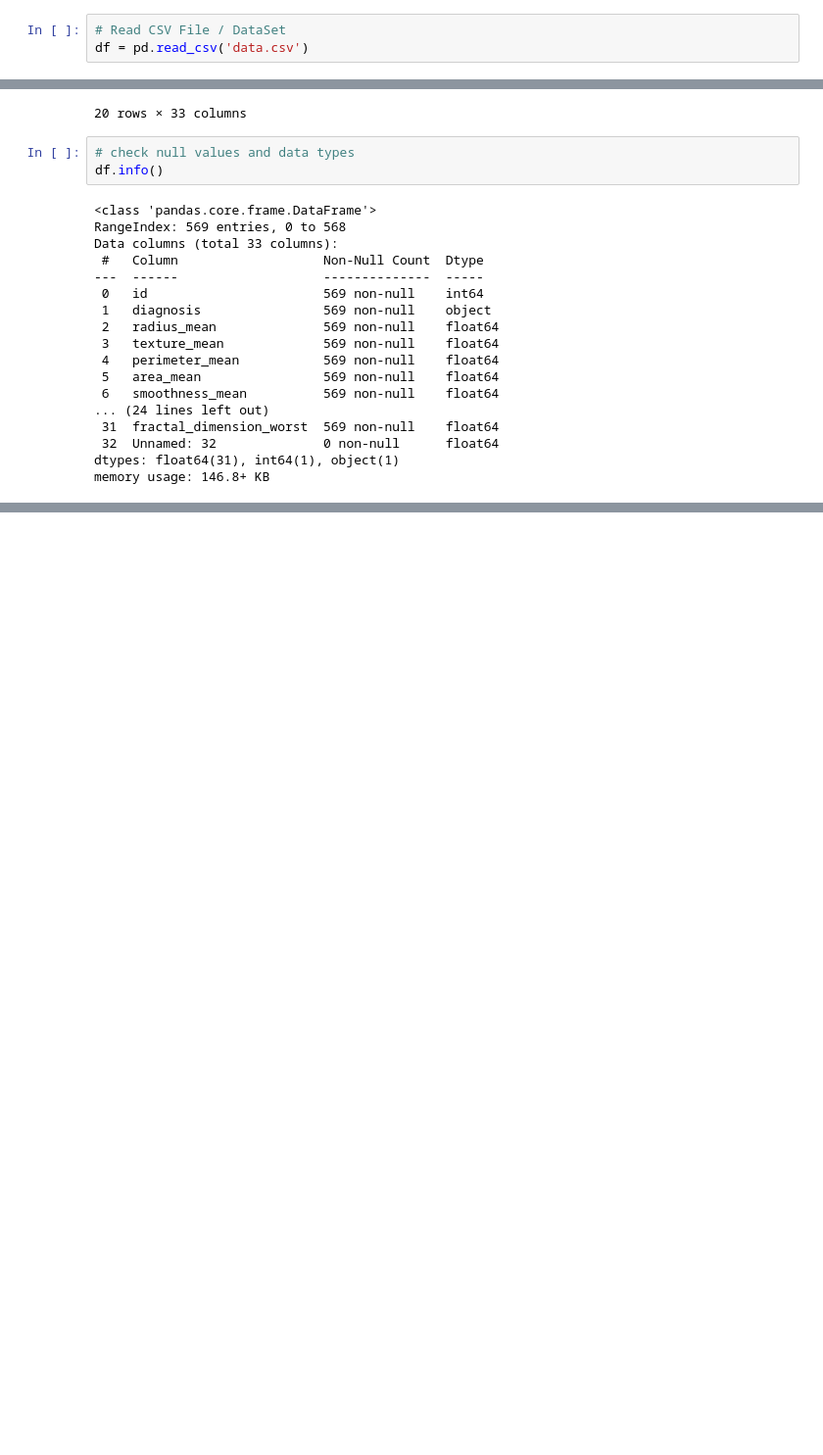
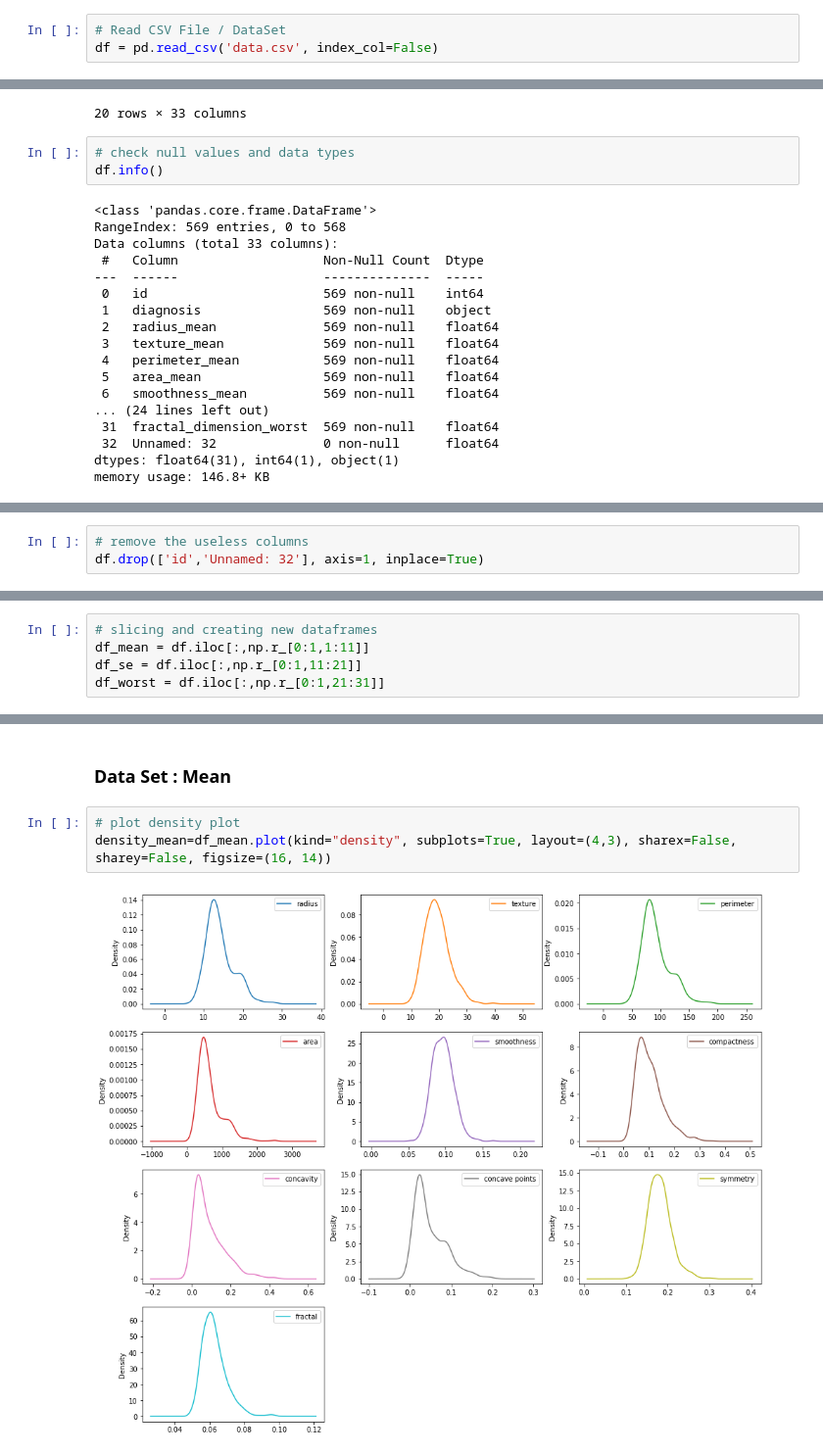
Before and after one commit to 0xNILADRI/breast-cancer, a Jupyter notebook: investigation.ipynb, the cells around one changed output, grey strips where cells are left out. Shown at 98% size. Saved outputs shown, nothing was run; the diff lists cells and outputs as text; blank space fills up the shorter version.

Commit message:
unimodel visualisation

```diff
--- a/investigation.ipynb
+++ b/investigation.ipynb
@@ -51,3 +53,3 @@ import seaborn as sns
 # %%
 # Read CSV File / DataSet
-df = pd.read_csv('data.csv')
+df = pd.read_csv('data.csv', index_col=False)
@@ -109,0 +129,3 @@ The following details could be drawn after properly analysing the dataset :
+# %%
+# remove the useless columns
+df.drop(['id','Unnamed: 32'], axis=1, inplace=True)
@@ -109,0 +189,5 @@ The following details could be drawn after properly analysing the dataset :
+# %%
+# slicing and creating new dataframes
+df_mean = df.iloc[:,np.r_[0:1,1:11]]
+df_se = df.iloc[:,np.r_[0:1,11:21]]
+df_worst = df.iloc[:,np.r_[0:1,21:31]]
@@ -109,0 +228,7 @@ The following details could be drawn after properly analysing the dataset :
+# %% [markdown]
+### Data Set : Mean
+# %%
+# plot density plot
+density_mean=df_mean.plot(kind="density", subplots=True, layout=(4,3), sharex=False, sharey=False, figsize=(16, 14))
+# %% [output]
+[figure, added]
```
Also changed, not shown: parts of 33 cells of this notebook, 3 other files.
